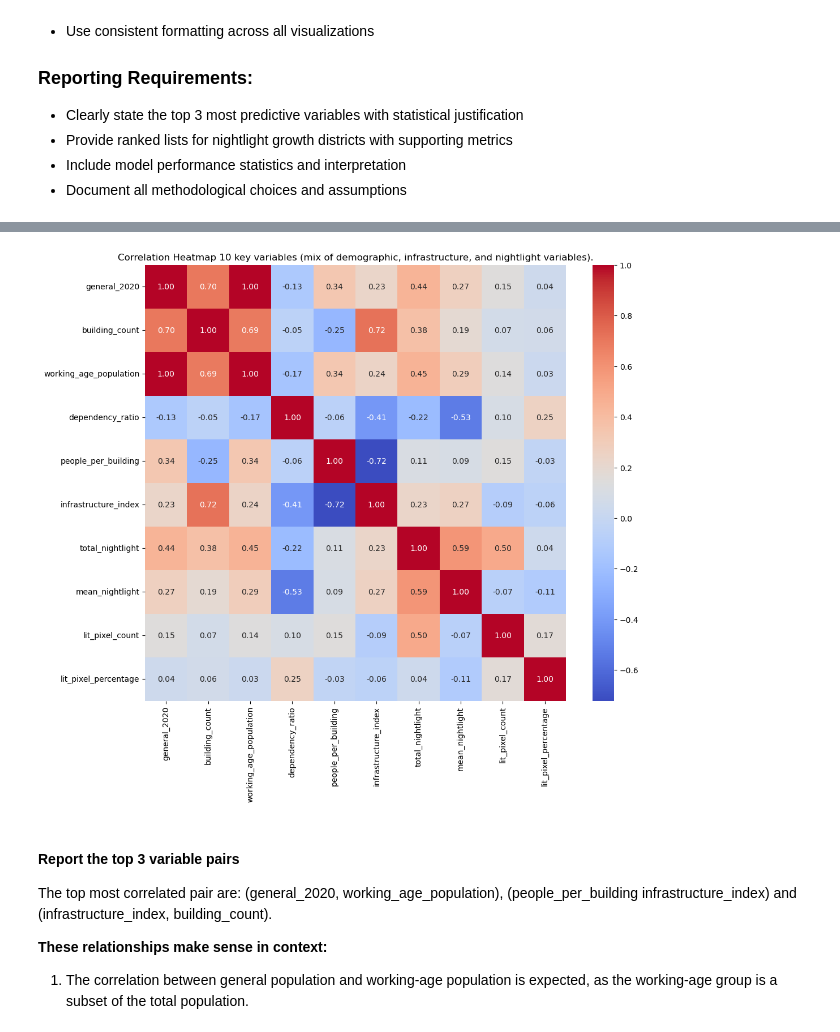
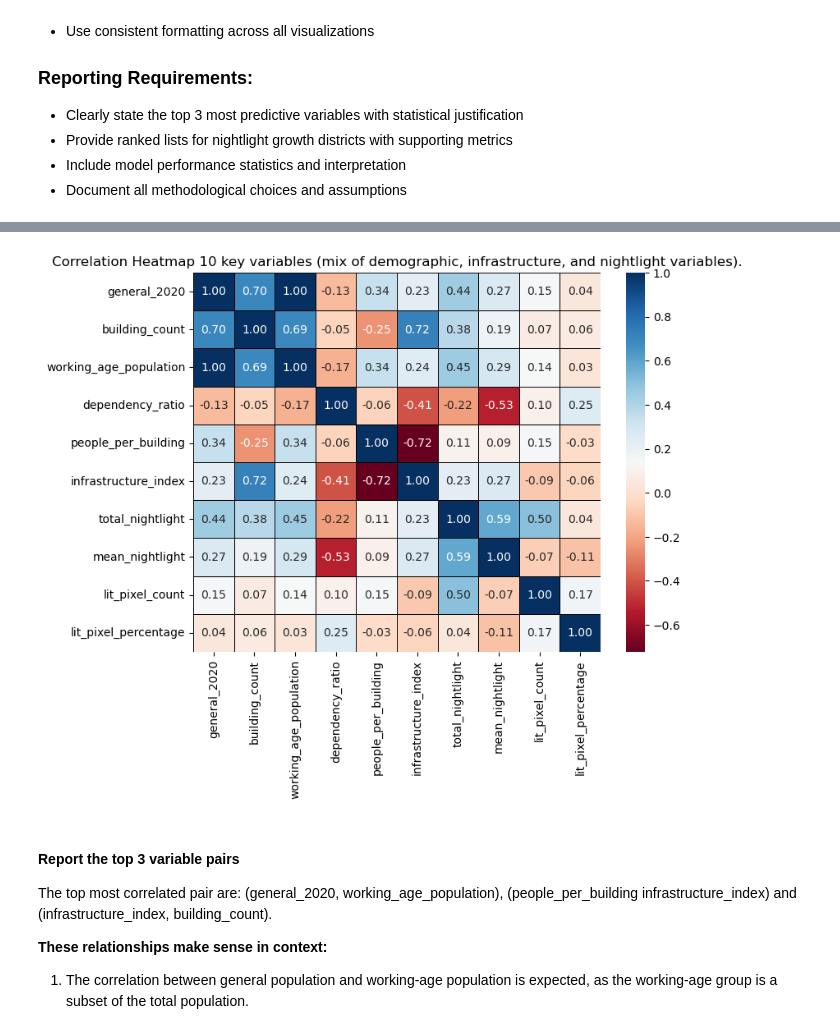
Before and after one commit to docileum/AIMS-DSCBI, a Jupyter notebook: notebooks/assignments/assignment-2.ipynb, the cells around one changed output, grey strips where cells are left out. Drawn from its saved outputs; the diff is of its cells as text; code cells hidden in the pictures.

```diff
--- a/notebooks/assignments/assignment-2.ipynb
+++ b/notebooks/assignments/assignment-2.ipynb
@@ -312,21 +377 @@ cell_population_data["people_per_building"] = np.where(
-# %%
-def normalize(predictor_column, choice=True):
-    normalized_values = (predictor_column - predictor_column.min()) / (predictor_column.max() - predictor_column.min())
-    if choice==True:
-        return normalized_values
-    else:
-        return 1 - normalized_values
-
-
-cell_population_data["building_count_norm"] = normalize(cell_population_data["building_count"], choice=True)
-cell_population_data["people_per_building_norm"] = normalize(cell_population_data["people_per_building"], choice=False)
-cell_population_data["dependency_ratio_norm"] = normalize(cell_population_data["dependency_ratio"], choice=False)
-
-cell_population_data["infrastructure_index"] = (
-    0.4 * cell_population_data["building_count_norm"] +
-    0.4 * cell_population_data["people_per_building_norm"] +
-    0.2 * cell_population_data["dependency_ratio_norm"]
-)*100
-
-cell_population_data = cell_population_data.drop(columns=['building_count_norm', 'people_per_building_norm', 'dependency_ratio_norm'])
 # %%
@@ -383,15 +429,33 @@ relevant_variables = ['general_2020',
 # %%
+"""
+The selection of 10 relevant variables was guided by straightforward reasoning.
+First, we removed the derivatives of general_2020 since they were highly correlated with it.
+Next, we ensured a balanced mix of demographic, infrastructure, and nightlight variables. Finally,
+a heatmap of the selected variables was plotted and formatted for analysis.
 
-# Correlation matrix for relevant variables
+NOTE: A detailed explanation of the correlation relationships is provided in the next cell.
+"""
+
+
+relevant_variables = ['general_2020',
+                      'building_count',
+                      'working_age_population',
+                      'dependency_ratio',
+                      'people_per_building',
+                      'infrastructure_index',
+                      'total_nightlight',
+                      'mean_nightlight',
+                      'lit_pixel_count',
+                      'lit_pixel_percentage']
+
 corr_matrix = pop_light_merged[relevant_variables].corr()
 
-# Plot heatmap
-plt.figure(figsize=(12, 10))
-sns.heatmap(corr_matrix, annot=True, cmap='coolwarm', fmt=".2f")
+plt.figure(figsize=(8, 6))
+sns.heatmap(corr_matrix, annot=True, cmap="RdBu", fmt=".2f", linewidths=0.5, linecolor="black")
 plt.title("Correlation Heatmap 10 key variables (mix of demographic, infrastructure, and nightlight variables).")
 plt.show()
 # %% [output]
-[figure, old version]
+[figure, new version]
 # %% [markdown]
 #### Report the top 3 variable pairs
 
```
Also changed, not shown: parts of 19 cells of this notebook.
